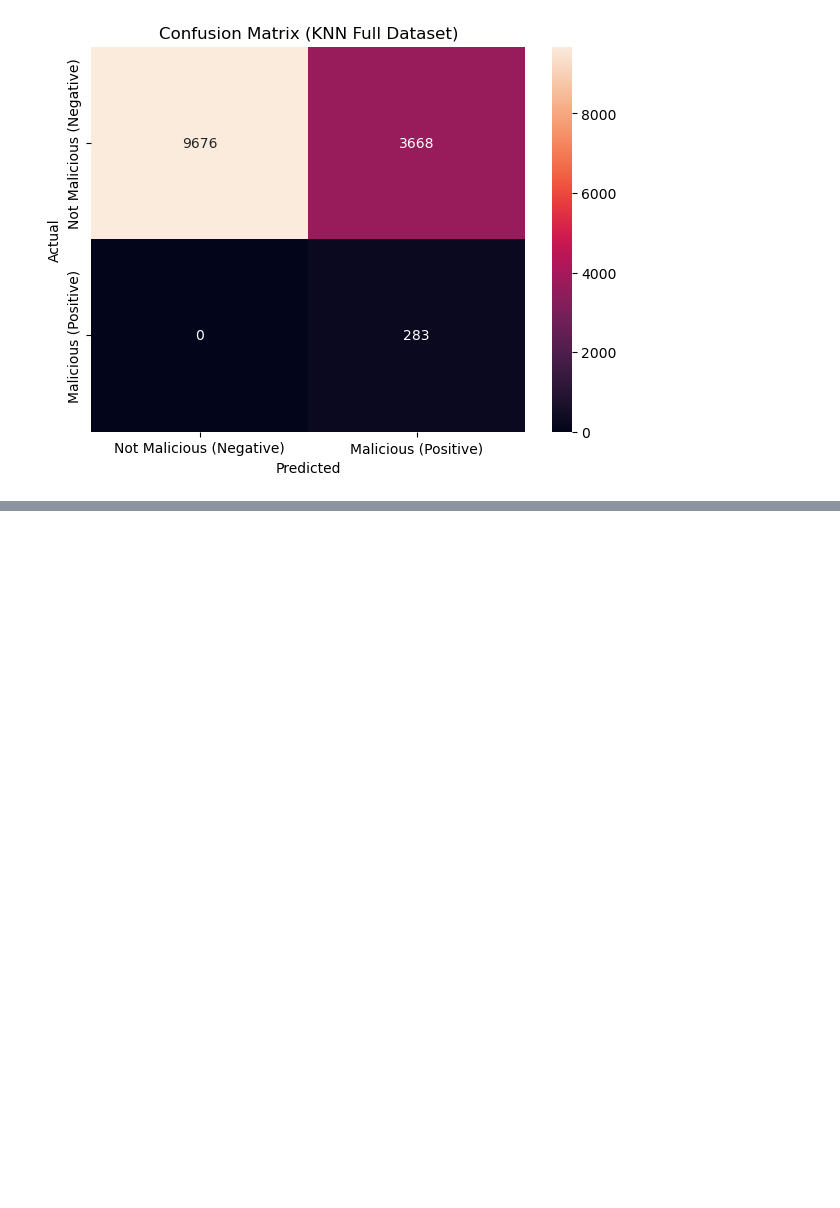
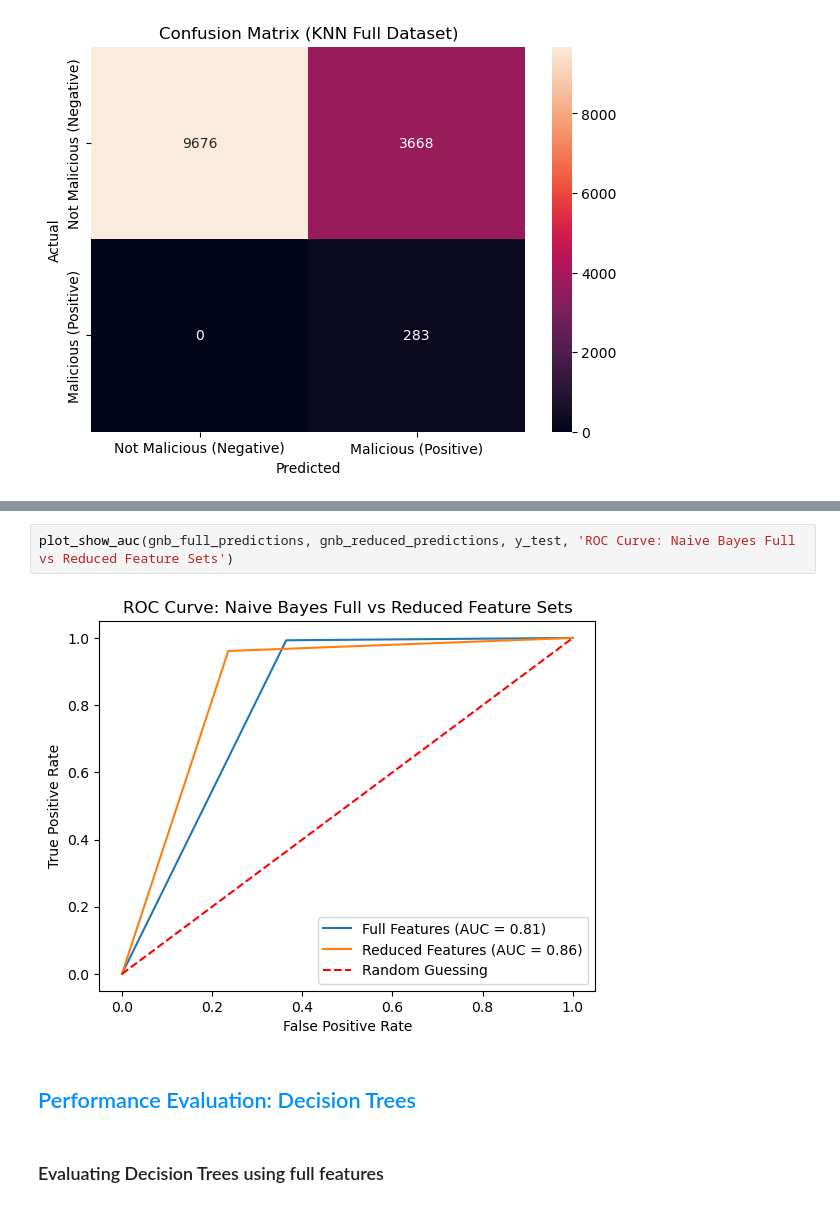
Before and after one commit to JustinBui/CPSC483-URL-Classifier, a Jupyter notebook: 2 - ML Modeling.ipynb, the cells around one changed output, grey strips where cells are left out. Saved outputs shown, nothing was run; the diff lists cells and outputs as text; blank space fills up the shorter version.

```diff
--- a/2 - ML Modeling.ipynb
+++ b/2 - ML Modeling.ipynb
@@ -530,0 +573,8 @@ plot_show_auc(knn_full_predictions, knn_reduced_predictions, y_test, 'ROC Curve:
+# %%
+plot_show_auc(gnb_full_predictions, gnb_reduced_predictions, y_test, 'ROC Curve: Naive Bayes Full vs Reduced Feature Sets')
+# %% [output]
+[figure, added]
+# %% [markdown]
+## <font style="color:#008fff;">Performance Evaluation: Decision Trees</font>
+# %% [markdown]
+### Evaluating Decision Trees using full features
```
Also changed, not shown: parts of 44 cells of this notebook, 1 other file.
